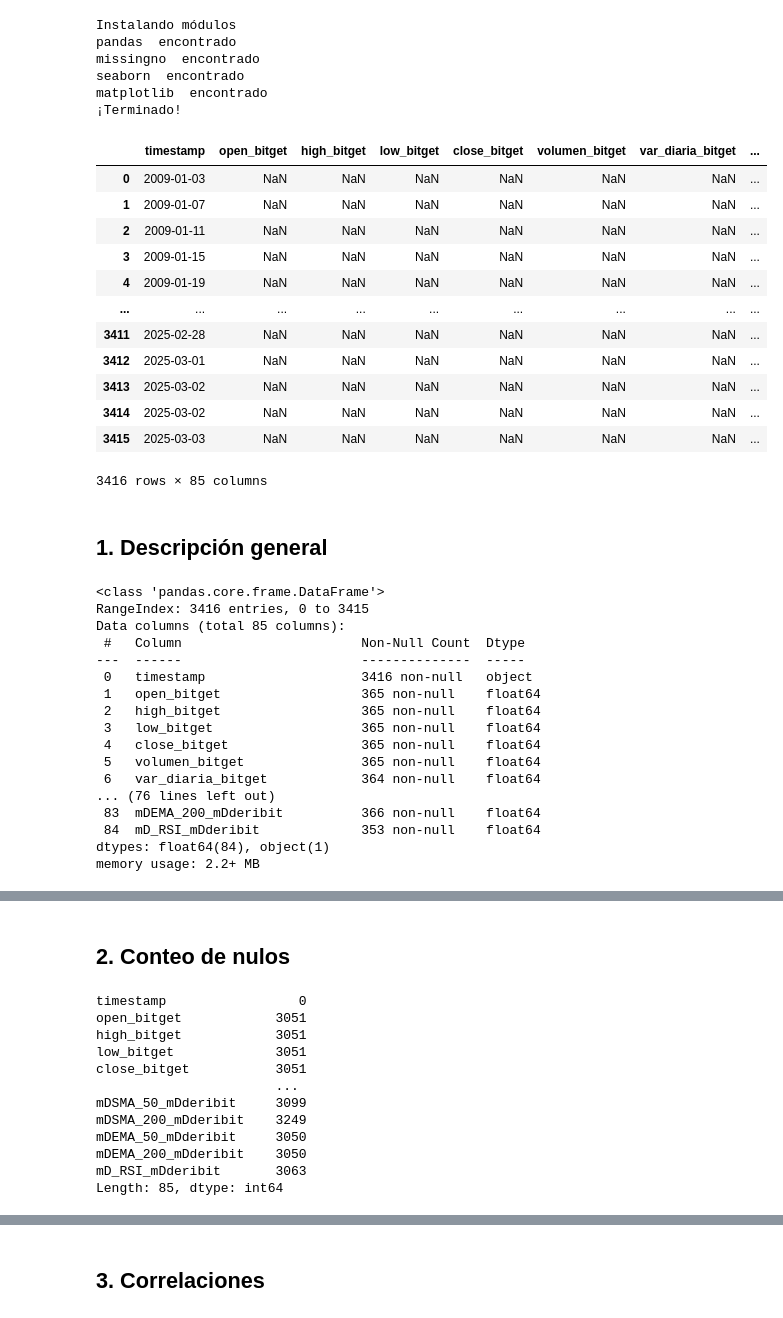
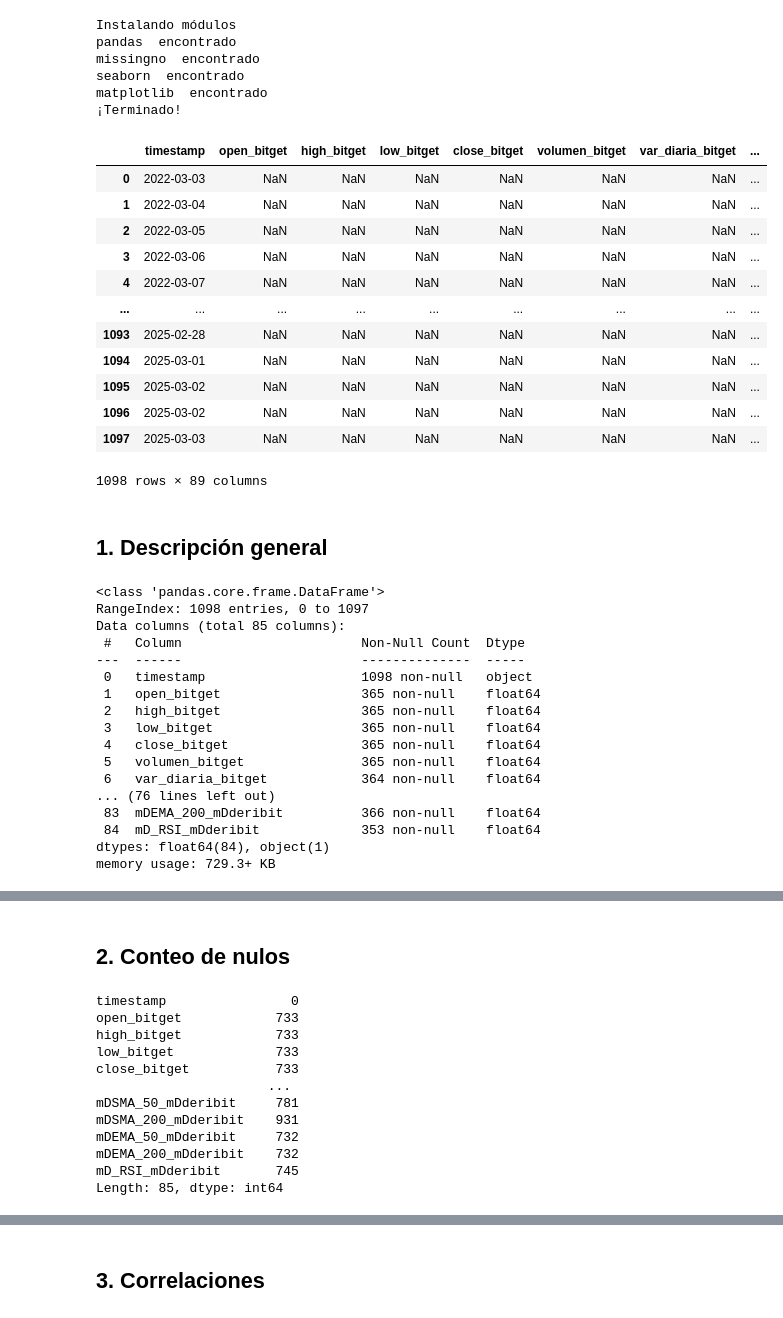
Before and after one commit to rosagomezzgil/c2425-R6, a Jupyter notebook: src/analisis/Visualizacion.ipynb, the cells around one changed output, grey strips where cells are left out. Cells and saved outputs as stored; diff of their text form; code cells hidden in the pictures.

```diff
--- a/src/analisis/Visualizacion.ipynb
+++ b/src/analisis/Visualizacion.ipynb
@@ -44,34 +44,34 @@ import missingno as msno
 import seaborn as sns
 import matplotlib.pyplot as plt
 # %%
-path = r'../../data/merged_data.csv'
+path = r'../../data/limpio_merged_data.csv'
 df = pd.read_csv(path, header=0)
 df
 # %% [output]
 |  | timestamp | open_bitget | high_bitget | low_bitget | close_bitget | volumen_bitget | var_diaria_bitget | ... |
-| 0 | 2009-01-03 | NaN | NaN | NaN | NaN | NaN | NaN | ... |
-| 1 | 2009-01-07 | NaN | NaN | NaN | NaN | NaN | NaN | ... |
-| 2 | 2009-01-11 | NaN | NaN | NaN | NaN | NaN | NaN | ... |
-| 3 | 2009-01-15 | NaN | NaN | NaN | NaN | NaN | NaN | ... |
-| 4 | 2009-01-19 | NaN | NaN | NaN | NaN | NaN | NaN | ... |
+| 0 | 2022-03-03 | NaN | NaN | NaN | NaN | NaN | NaN | ... |
+| 1 | 2022-03-04 | NaN | NaN | NaN | NaN | NaN | NaN | ... |
+| 2 | 2022-03-05 | NaN | NaN | NaN | NaN | NaN | NaN | ... |
+| 3 | 2022-03-06 | NaN | NaN | NaN | NaN | NaN | NaN | ... |
+| 4 | 2022-03-07 | NaN | NaN | NaN | NaN | NaN | NaN | ... |
 | ... | ... | ... | ... | ... | ... | ... | ... | ... |
-| 3411 | 2025-02-28 | NaN | NaN | NaN | NaN | NaN | NaN | ... |
-| 3412 | 2025-03-01 | NaN | NaN | NaN | NaN | NaN | NaN | ... |
-| 3413 | 2025-03-02 | NaN | NaN | NaN | NaN | NaN | NaN | ... |
-| 3414 | 2025-03-02 | NaN | NaN | NaN | NaN | NaN | NaN | ... |
-| 3415 | 2025-03-03 | NaN | NaN | NaN | NaN | NaN | NaN | ... |
+| 1093 | 2025-02-28 | NaN | NaN | NaN | NaN | NaN | NaN | ... |
+| 1094 | 2025-03-01 | NaN | NaN | NaN | NaN | NaN | NaN | ... |
+| 1095 | 2025-03-02 | NaN | NaN | NaN | NaN | NaN | NaN | ... |
+| 1096 | 2025-03-02 | NaN | NaN | NaN | NaN | NaN | NaN | ... |
+| 1097 | 2025-03-03 | NaN | NaN | NaN | NaN | NaN | NaN | ... |
-3416 rows × 85 columns
+1098 rows × 89 columns
 # %% [markdown]
 ## 1. Descripción general
 # %%
 df.info()
 # %% [output]
 <class 'pandas.core.frame.DataFrame'>
-RangeIndex: 3416 entries, 0 to 3415
+RangeIndex: 1098 entries, 0 to 1097
 Data columns (total 85 columns):
  #   Column                       Non-Null Count  Dtype
 ---  ------                       --------------  -----
- 0   timestamp                    3416 non-null   object
+ 0   timestamp                    1098 non-null   object
  1   open_bitget                  365 non-null    float64
  2   high_bitget                  365 non-null    float64
  3   low_bitget                   365 non-null    float64
@@ -82,7 +82,7 @@ Data columns (total 85 columns):
  83  mDEMA_200_mDderibit          366 non-null    float64
  84  mD_RSI_mDderibit             353 non-null    float64
 dtypes: float64(84), object(1)
-memory usage: 2.2+ MB
+memory usage: 729.3+ KB
 # %%
 df.describe()
 # %% [output]
@@ -101,17 +101,17 @@ df.describe()
 # %%
 df.isnull().sum(axis=0)
 # %% [output]
-timestamp                 0
-open_bitget            3051
-high_bitget            3051
-low_bitget             3051
-close_bitget           3051
-                       ...
-mDSMA_50_mDderibit     3099
-mDSMA_200_mDderibit    3249
-mDEMA_50_mDderibit     3050
-mDEMA_200_mDderibit    3050
-mD_RSI_mDderibit       3063
+timestamp                0
+open_bitget            733
+high_bitget            733
+low_bitget             733
+close_bitget           733
+                      ...
+mDSMA_50_mDderibit     781
+mDSMA_200_mDderibit    931
+mDEMA_50_mDderibit     732
+mDEMA_200_mDderibit    732
+mD_RSI_mDderibit       745
 Length: 85, dtype: int64
 # %%
 msno.matrix(df)
```
Also changed, not shown: parts of 2 cells of this notebook, 1 other file.
